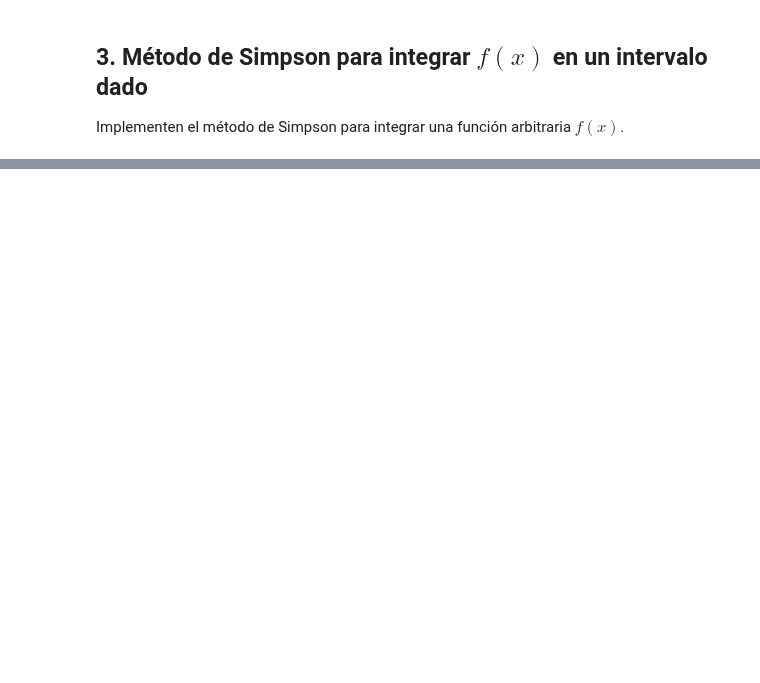
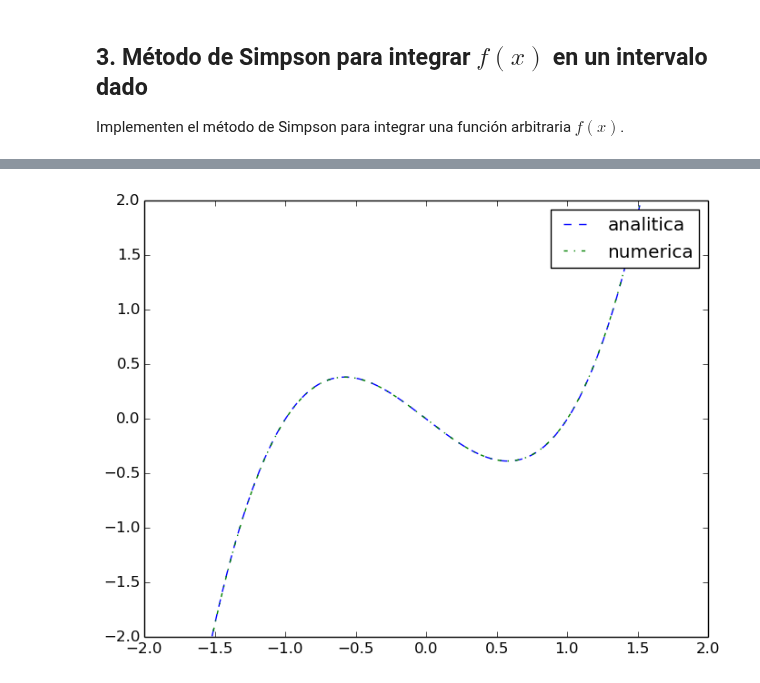
Before and after one commit to lbenet/2017-2_TSFisComputacional-1, a Jupyter notebook: tareas/Ruben/Tarea1.ipynb, the cells around one changed output, grey strips where cells are left out. Drawn from its saved outputs; the diff is of its cells as text; code cells hidden in the pictures; blank space fills up the shorter version.

```diff
--- a/tareas/Ruben/Tarea1.ipynb
+++ b/tareas/Ruben/Tarea1.ipynb
@@ -336,0 +423,17 @@ Implementen el método de Simpson para integrar una función arbitraria $f(x)$.
+# %%
+rango = -2:0.01:2
+func = int_g(rango)
+int = similar(rango)
+er = similar(rango)
+
+for (i, j) = enumerate(rango)
+    int[i], er[i] = integrador(g, 0, j)
+end
+
+plot(rango, func, linestyle = "--", label = "analitica")
+plot(rango, int,  linestyle = "-.",label = "numerica")
+legend()
+ylim(-2,2)
+xlim(-2,2);
+# %% [output]
+[figure, added]
```
Also changed, not shown: parts of 28 cells of this notebook.
